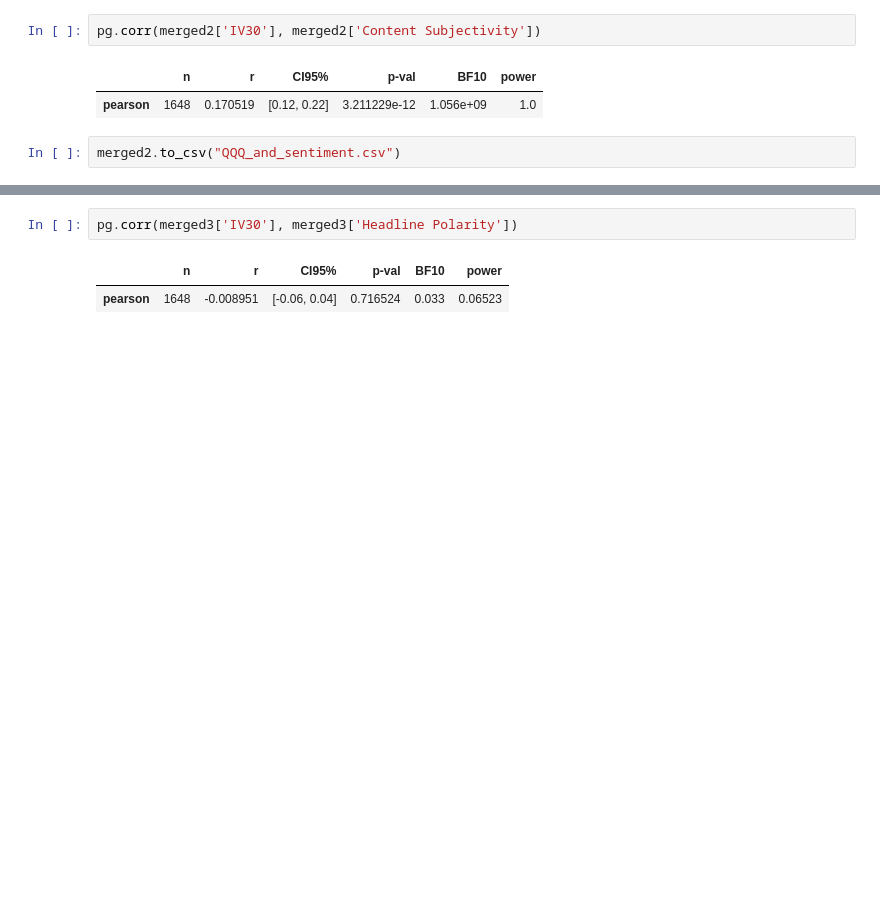
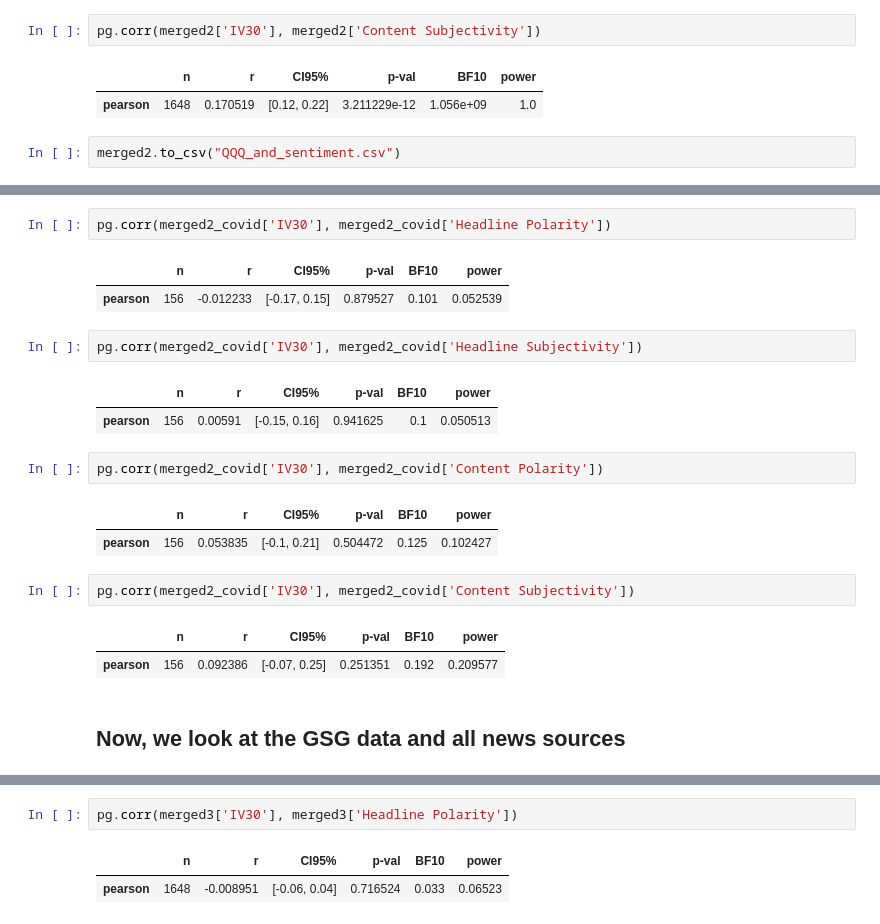
Before and after one commit to JoeZhang1000/News-Sentiment-and-IV, a Jupyter notebook: Sentiment_vs_IV.ipynb, the cells around one changed output, grey strips where cells are left out. Drawn from its saved outputs; the diff is of its cells as text; blank space fills up the shorter version.

```diff
--- a/Sentiment_vs_IV.ipynb
+++ b/Sentiment_vs_IV.ipynb
@@ -1020 +901,23 @@ print(mse_6, r2_6)
+# %%
+pg.corr(merged2_covid['IV30'], merged2_covid['Headline Polarity'])
+# %% [output]
+|  | n | r | CI95% | p-val | BF10 | power |
+| pearson | 156 | -0.012233 | [-0.17, 0.15] | 0.879527 | 0.101 | 0.052539 |
+# %%
+pg.corr(merged2_covid['IV30'], merged2_covid['Headline Subjectivity'])
+# %% [output]
+|  | n | r | CI95% | p-val | BF10 | power |
+| pearson | 156 | 0.00591 | [-0.15, 0.16] | 0.941625 | 0.1 | 0.050513 |
+# %%
+pg.corr(merged2_covid['IV30'], merged2_covid['Content Polarity'])
+# %% [output]
+|  | n | r | CI95% | p-val | BF10 | power |
+| pearson | 156 | 0.053835 | [-0.1, 0.21] | 0.504472 | 0.125 | 0.102427 |
+# %%
+pg.corr(merged2_covid['IV30'], merged2_covid['Content Subjectivity'])
+# %% [output]
+|  | n | r | CI95% | p-val | BF10 | power |
+| pearson | 156 | 0.092386 | [-0.07, 0.25] | 0.251351 | 0.192 | 0.209577 |
+# %% [markdown]
+## Now, we look at the GSG data and all news sources
 # %%
```
Also changed, not shown: parts of 32 cells of this notebook.
